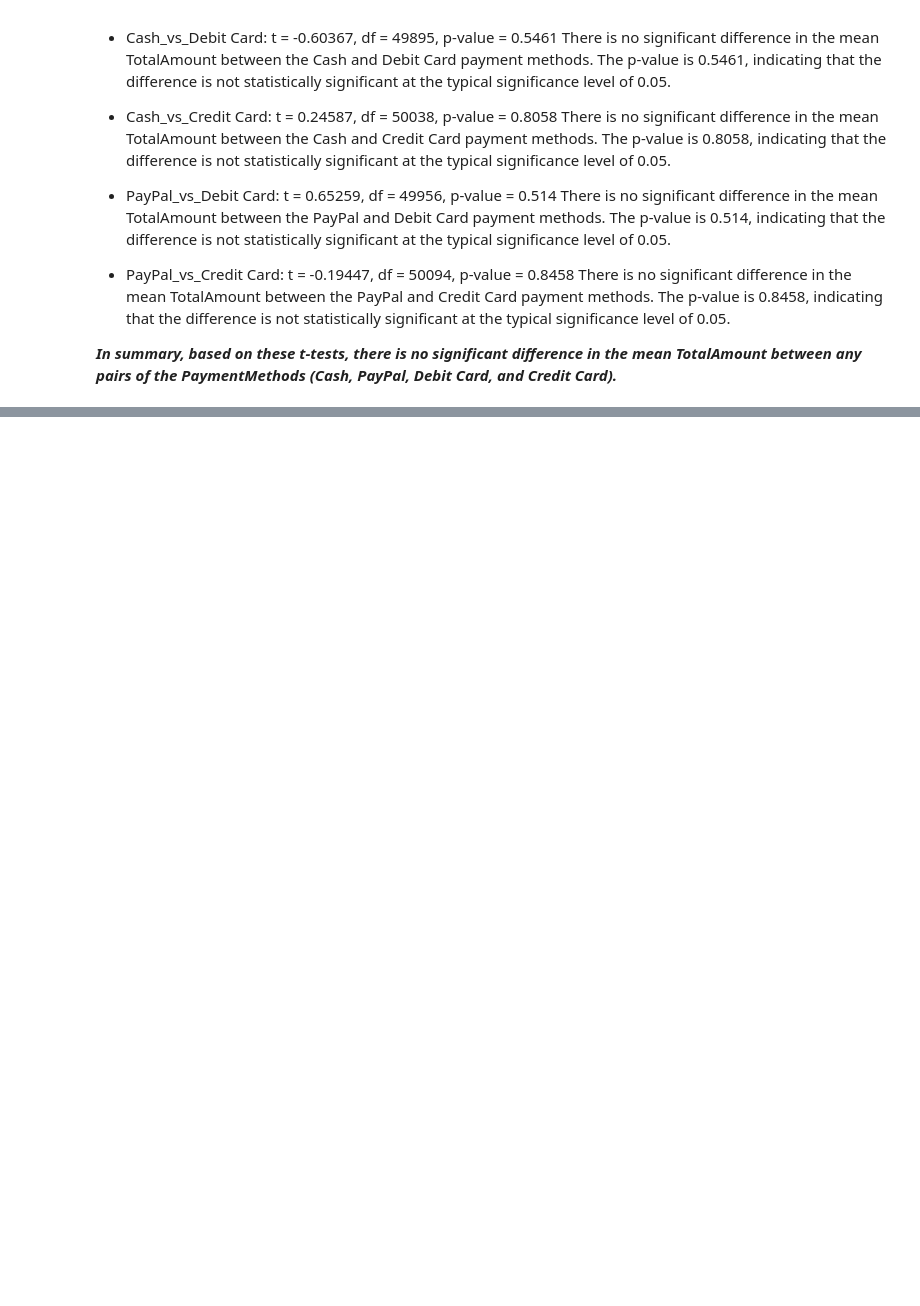
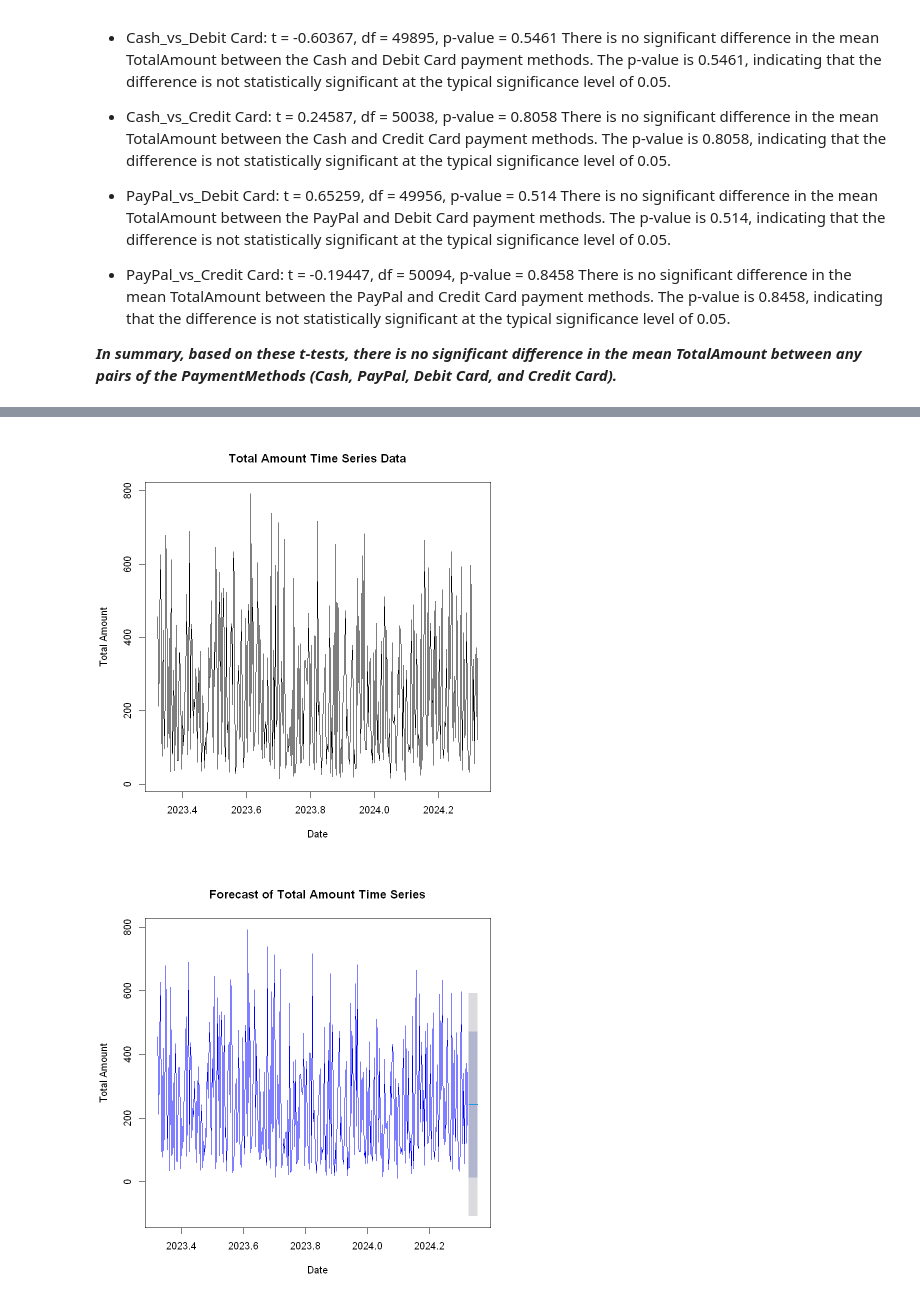
Before and after one commit to Harounnn/Statistical-Analysis-using-R, a Jupyter notebook: notebook.ipynb, the cells around one changed output, grey strips where cells are left out. Saved outputs shown, nothing was run; the diff lists cells and outputs as text; code cells hidden in the pictures; blank space fills up the shorter version.

Commit message:
time series done and last commit

```diff
--- a/notebook.ipynb
+++ b/notebook.ipynb
@@ -417,0 +484,19 @@ There is no significant difference in the mean TotalAmount between the PayPal an
+# %%
+data$TransactionDate <- as.Date(data$TransactionDate)
+
+data <- na.omit(data)
+
+# Create a time series object using TotalAmount and TransactionDate
+ts_data <- ts(data$TotalAmount, start = c(year(min(data$TransactionDate)), as.numeric(format(min(data$TransactionDate), "%j"))),
+              end = c(year(max(data$TransactionDate)), as.numeric(format(max(data$TransactionDate), "%j"))), frequency=365)
+
+plot(ts_data, main = "Total Amount Time Series Data", xlab = "Date", ylab = "Total Amount")
+
+# Forecast future values using the "naive" method
+forecast_ts <- forecast(ts_data, h = 12)
+
+plot(forecast_ts, main = "Forecast of Total Amount Time Series", xlab = "Date", ylab = "Total Amount")
+lines(ts_data, col = "blue")
+# %% [output]
+[figure, added]
+[figure, added]
```
Also changed, not shown: parts of 5 cells of this notebook, 2 other files.
